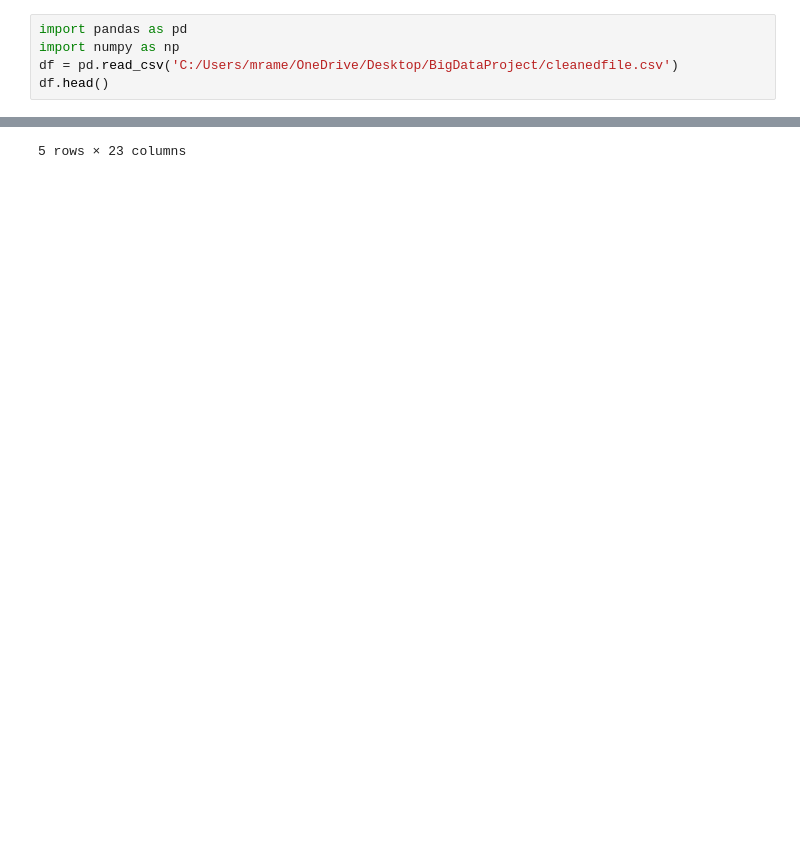
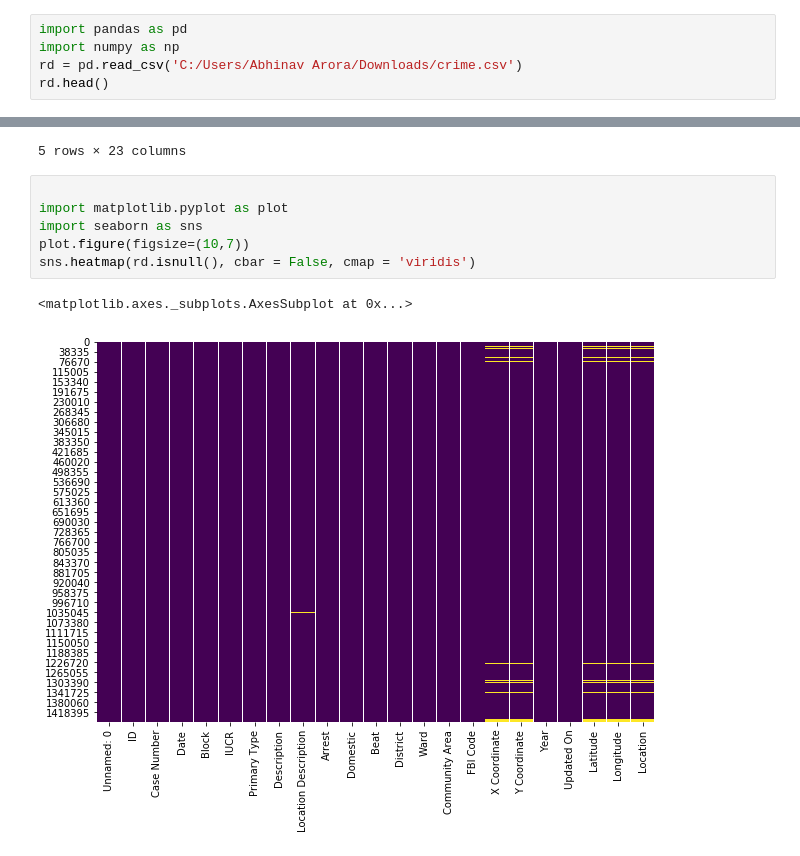
Before and after one commit to abhinav-bot/BigData, a Jupyter notebook: Chicagoc.BigData.ipynb, the cells around one changed output, grey strips where cells are left out. Drawn from its saved outputs; the diff is of its cells as text; blank space fills up the shorter version.

Commit message:
axes-subplot (#2)

```diff
--- a/Chicagoc.BigData.ipynb
+++ b/Chicagoc.BigData.ipynb
@@ -1,8 +1,8 @@
 # %%
 import pandas as pd
 import numpy as np
-df = pd.read_csv('C:/Users/mrame/OneDrive/Desktop/BigDataProject/cleanedfile.csv')
-df.head()
+rd = pd.read_csv('C:/Users/Abhinav Arora/Downloads/crime.csv')
+rd.head()
 # %% [output]
 |  | Unnamed: 0 | ID | Case Number | Date | Block | IUCR | Primary Type | Description | ... |
 | 0 | 3 | 10508693 | HZ250496 | 05/03/2016 11:40:00 PM | 013XX S SAWYER AVE | 0486 | BATTERY | DOMESTIC BATTERY SIMPLE | ... |
@@ -11,3 +11,12 @@ df.head()
 | 3 | 673 | 10508698 | HZ250424 | 05/03/2016 10:10:00 PM | 049XX W FULTON ST | 0460 | BATTERY | SIMPLE | ... |
 | 4 | 911 | 10508699 | HZ250455 | 05/03/2016 10:00:00 PM | 003XX N LOTUS AVE | 0820 | THEFT | $500 AND UNDER | ... |
 5 rows × 23 columns
+# %%
+
+import matplotlib.pyplot as plot
+import seaborn as sns
+plot.figure(figsize=(10,7))
+sns.heatmap(rd.isnull(), cbar = False, cmap = 'viridis')
+# %% [output]
+<matplotlib.axes._subplots.AxesSubplot at 0x...>
+[figure, added]
```
